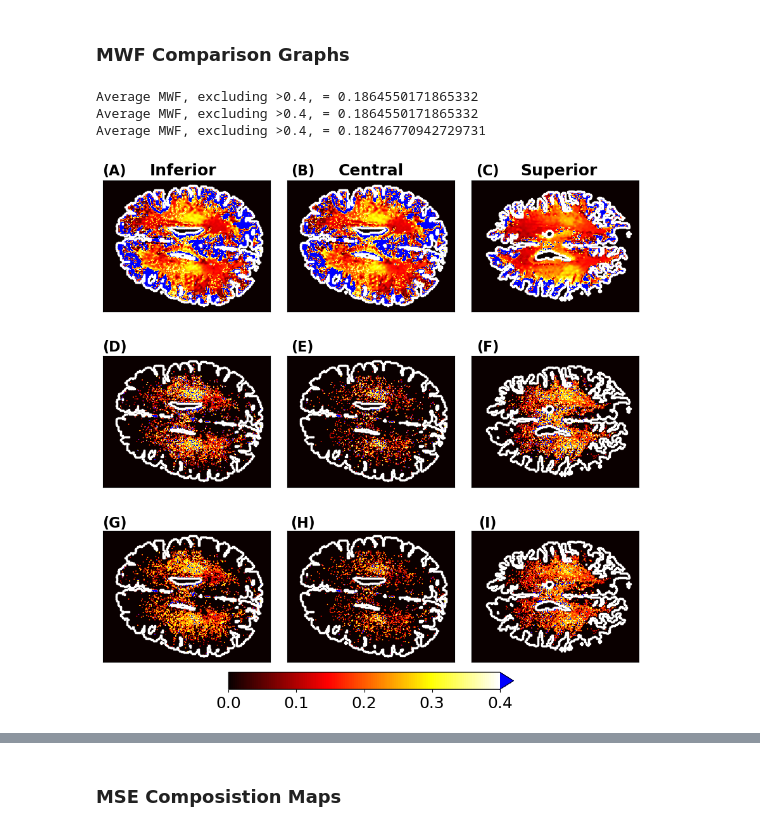
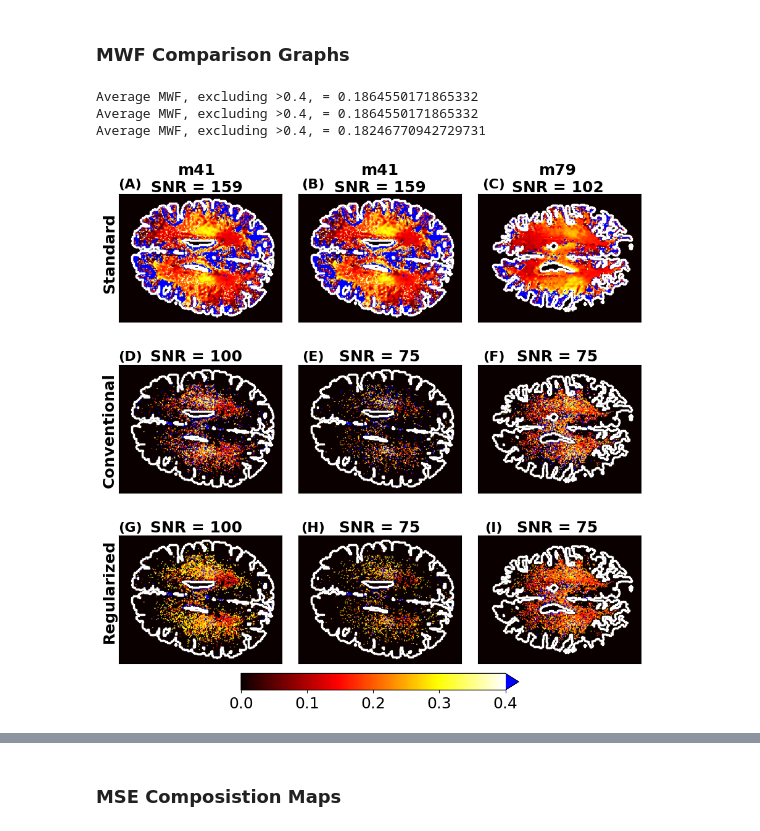
Before and after one commit to Griffin997/Regularization, a Jupyter notebook: gen_MWFmaps_brainExperiment.ipynb, the cells around one changed output, grey strips where cells are left out. Saved outputs shown, nothing was run; the diff lists cells and outputs as text; code cells hidden in the pictures.

```diff
--- a/gen_MWFmaps_brainExperiment.ipynb
+++ b/gen_MWFmaps_brainExperiment.ipynb
@@ -296,50 +296,50 @@ for iDat in range(len(data_array)):
     # ax[2].set_title('Regularized NLLS')
     ax[2,iDat].tick_params(left = False, bottom = False, labelbottom = False, labelleft = False)
     ax[2,iDat].plot(outline_indices[1],outline_indices[0], color = 'w', marker = 's', ls = '', markersize = 1.5)
 
     MWF_standard = data[0][:,:,0]
     MWF_standard = MWF_standard[np.where(strux_array[iDat][0])]
     print(f"Average MWF, excluding >0.4, = {np.mean(MWF_standard[np.where(MWF_standard<upper_bound)])}")
 
 plt.rc('font', size = 16)
 fig.text(0.05,0.94, '(A)', ha="center", va="center", color="black", weight = "bold")
 fig.text(0.38,0.94, '(B)', ha="center", va="center", color="black", weight = "bold")
 fig.text(0.705,0.94, '(C)', ha="center", va="center", color="black", weight = "bold")
 fig.text(0.05,0.63, '(D)', ha="center", va="center", color="black", weight = "bold")
 fig.text(0.38,0.63, '(E)', ha="center", va="center", color="black", weight = "bold")
 fig.text(0.705,0.63, '(F)', ha="center", va="center", color="black", weight = "bold")
 fig.text(0.05,0.322, '(G)', ha="center", va="center", color="black", weight = "bold")
 fig.text(0.38,0.322, '(H)', ha="center", va="center", color="black", weight = "bold")
 fig.text(0.705,0.322, '(I)', ha="center", va="center", color="black", weight = "bold")
 
 
+plt.rc('font', size = 18)
+fig.text(0.17,0.95,f'{d1_pat_tag}\nSNR = {d1_SNR:.0f}', weight = 'bold', ha="center", va="center")
+fig.text(0.50,0.95,f'{d2_pat_tag}\nSNR = {d2_SNR:.0f}', weight = 'bold', ha="center", va="center")
+fig.text(0.82,0.95,f'{d3_pat_tag}\nSNR = {d3_SNR:.0f}', weight = 'bold', ha="center", va="center")
+fig.text(0.17,0.63,f'SNR = {d1_target_SNR}', weight = 'bold', ha="center", va="center")
+fig.text(0.50,0.63,f'SNR = {d2_target_SNR}', weight = 'bold', ha="center", va="center")
+fig.text(0.82,0.63,f'SNR = {d3_target_SNR}', weight = 'bold', ha="center", va="center")
+fig.text(0.17,0.322,f'SNR = {d1_target_SNR}', weight = 'bold', ha="center", va="center")
+fig.text(0.50,0.322,f'SNR = {d2_target_SNR}', weight = 'bold', ha="center", va="center")
+fig.text(0.82,0.322,f'SNR = {d3_target_SNR}', weight = 'bold', ha="center", va="center")
+fig.text(0, 0.75 ,f'Standard', rotation = 'vertical', weight = 'bold')
+fig.text(0, 0.40 ,f'Conventional', rotation = 'vertical', weight = 'bold')
+fig.text(0, 0.12 ,f'Regularized', rotation = 'vertical', weight = 'bold')
 # plt.rc('font', size = 18)
-# fig.text(0.17,0.95,f'{d1_pat_tag}\nSNR = {d1_SNR:.0f}', weight = 'bold', ha="center", va="center")
-# fig.text(0.50,0.95,f'{d2_pat_tag}\nSNR = {d2_SNR:.0f}', weight = 'bold', ha="center", va="center")
-# fig.text(0.82,0.95,f'{d3_pat_tag}\nSNR = {d3_SNR:.0f}', weight = 'bold', ha="center", va="center")
-# fig.text(0.17,0.63,f'SNR = {d1_target_SNR}', weight = 'bold', ha="center", va="center")
-# fig.text(0.50,0.63,f'SNR = {d2_target_SNR}', weight = 'bold', ha="center", va="center")
-# fig.text(0.82,0.63,f'SNR = {d3_target_SNR}', weight = 'bold', ha="center", va="center")
-# fig.text(0.17,0.322,f'SNR = {d1_target_SNR}', weight = 'bold', ha="center", va="center")
-# fig.text(0.50,0.322,f'SNR = {d2_target_SNR}', weight = 'bold', ha="center", va="center")
-# fig.text(0.82,0.322,f'SNR = {d3_target_SNR}', weight = 'bold', ha="center", va="center")
-# fig.text(0, 0.75 ,f'Standard', rotation = 'vertical', weight = 'bold')
-# fig.text(0, 0.40 ,f'Conventional', rotation = 'vertical', weight = 'bold')
-# fig.text(0, 0.12 ,f'Regularized', rotation = 'vertical', weight = 'bold')
-plt.rc('font', size = 18)
-fig.text(0.17,0.94,f'Inferior', weight = 'bold', ha="center", va="center")
-fig.text(0.50,0.94,f'Central', weight = 'bold', ha="center", va="center")
-fig.text(0.83,0.94,f'Superior', weight = 'bold', ha="center", va="center")
+# fig.text(0.17,0.94,f'Inferior', weight = 'bold', ha="center", va="center")
+# fig.text(0.50,0.94,f'Central', weight = 'bold', ha="center", va="center")
+# fig.text(0.83,0.94,f'Superior', weight = 'bold', ha="center", va="center")
 
 cb_ax = fig.add_axes([0.25,0.03,0.5,.03])
 fig.colorbar(imGCV, orientation = 'horizontal', cax=cb_ax, extend = extend_opt)
 
 plt.show()
 # %% [output]
 Average MWF, excluding >0.4, = 0.1864550171865332
 Average MWF, excluding >0.4, = 0.1864550171865332
 Average MWF, excluding >0.4, = 0.18246770942729731
-[figure, old version]
+[figure, new version]
 # %%
 fig, ax = plt.subplots(2,3,figsize=(9,5.5),tight_layout=True)
 plt.rc('font', size  = 16)
```
Also changed, not shown: parts of 6 cells of this notebook.
